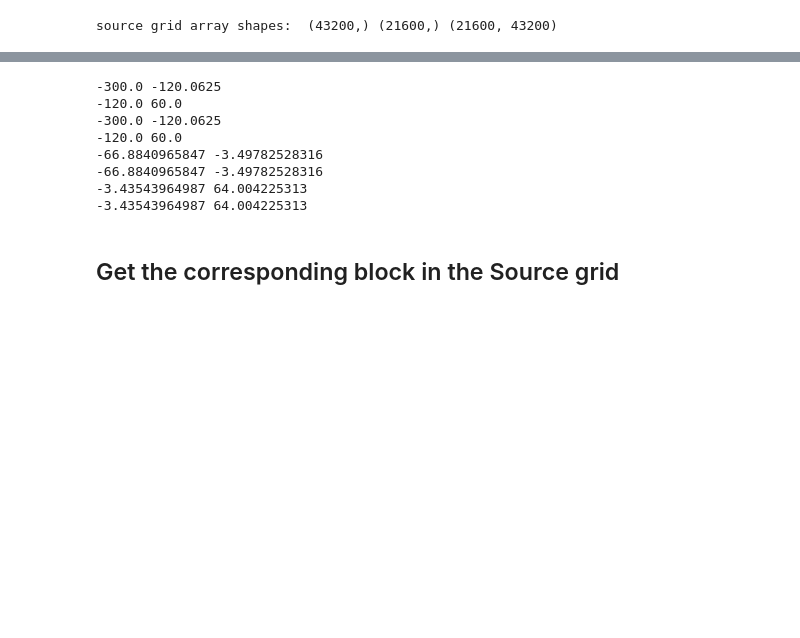
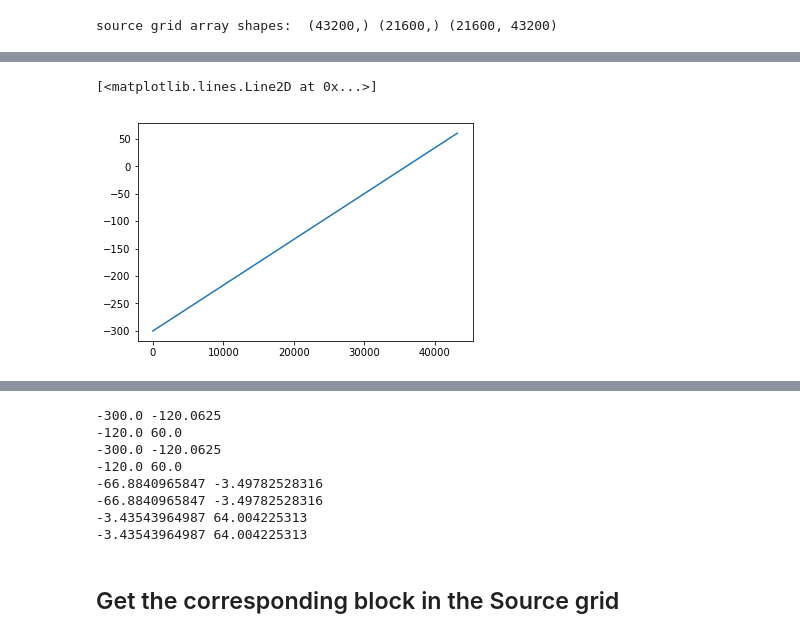
Before and after one commit to adcroft/thin-wall-topography, a Jupyter notebook: python/algorithm_dev-10.ipynb, the cells around one changed output, grey strips where cells are left out. Cells and saved outputs as stored; diff of their text form; code cells hidden in the pictures; blank space fills up the shorter version.

```diff
--- a/python/algorithm_dev-10.ipynb
+++ b/python/algorithm_dev-10.ipynb
@@ -344,0 +373,5 @@ source grid array shapes:  (43200,) (21600,) (21600, 43200)
+# %%
+plt.plot(gebco_lon_grd[0,:])
+# %% [output]
+[<matplotlib.lines.Line2D at 0x...>]
+[figure, added]
```
Also changed, not shown: parts of 15 cells of this notebook, 2 other files.
